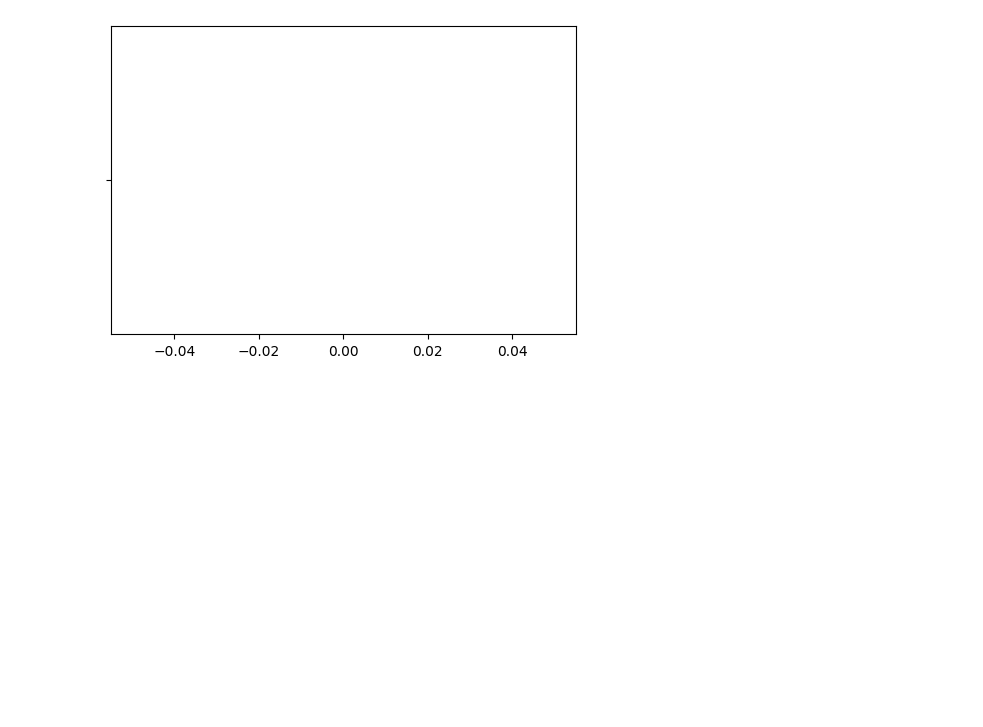
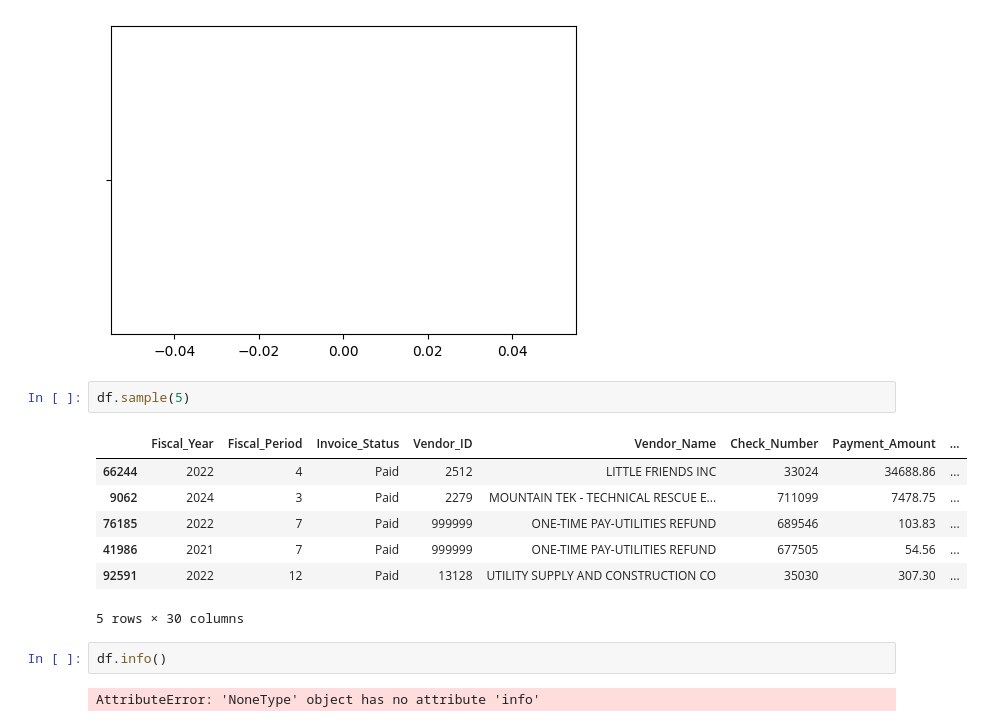
Before and after one commit to yeahmanitsmike/Analytics-Practice, a Jupyter notebook: src/csv_analysis.ipynb, the cells around one changed output. Cells and saved outputs as stored; diff of their text form; blank space fills up the shorter version.

```diff
--- a/src/csv_analysis.ipynb
+++ b/src/csv_analysis.ipynb
@@ -170,3 +170,17 @@ for col in int_cols:
 [figure]
 ValueError: List of boxplot statistics and `positions` values must have same the length
 [figure]
+# %%
+df.sample(5)
+# %% [output]
+|  | Fiscal_Year | Fiscal_Period | Invoice_Status | Vendor_ID | Vendor_Name | Check_Number | Payment_Amount | ... |
+| 66244 | 2022 | 4 | Paid | 2512 | LITTLE FRIENDS INC | 33024 | 34688.86 | ... |
+| 9062 | 2024 | 3 | Paid | 2279 | MOUNTAIN TEK - TECHNICAL RESCUE E... | 711099 | 7478.75 | ... |
+| 76185 | 2022 | 7 | Paid | 999999 | ONE-TIME PAY-UTILITIES REFUND | 689546 | 103.83 | ... |
+| 41986 | 2021 | 7 | Paid | 999999 | ONE-TIME PAY-UTILITIES REFUND | 677505 | 54.56 | ... |
+| 92591 | 2022 | 12 | Paid | 13128 | UTILITY SUPPLY AND CONSTRUCTION CO | 35030 | 307.30 | ... |
+5 rows × 30 columns
+# %%
+df.info()
+# %% [output]
+AttributeError: 'NoneType' object has no attribute 'info'
```
Also changed, not shown: parts of 15 cells of this notebook.
